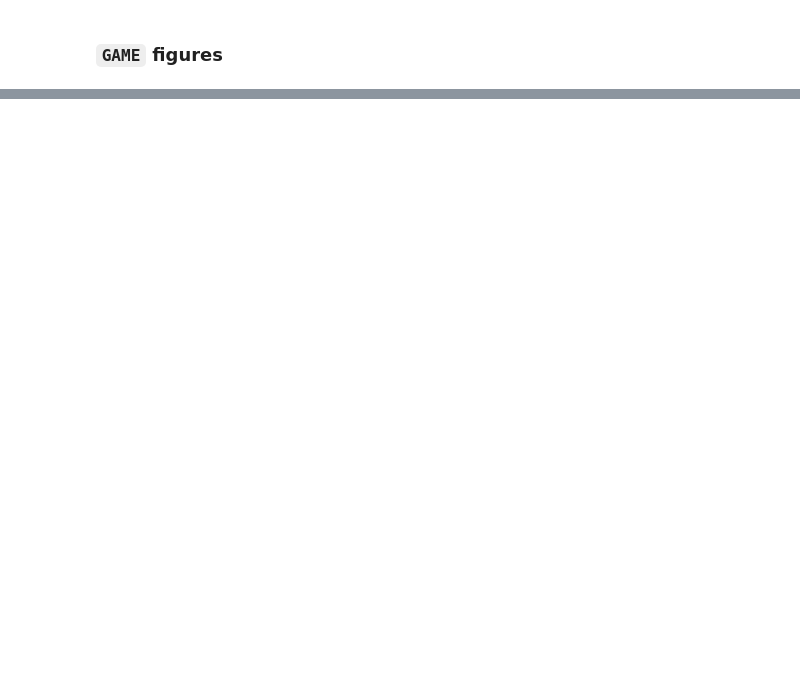
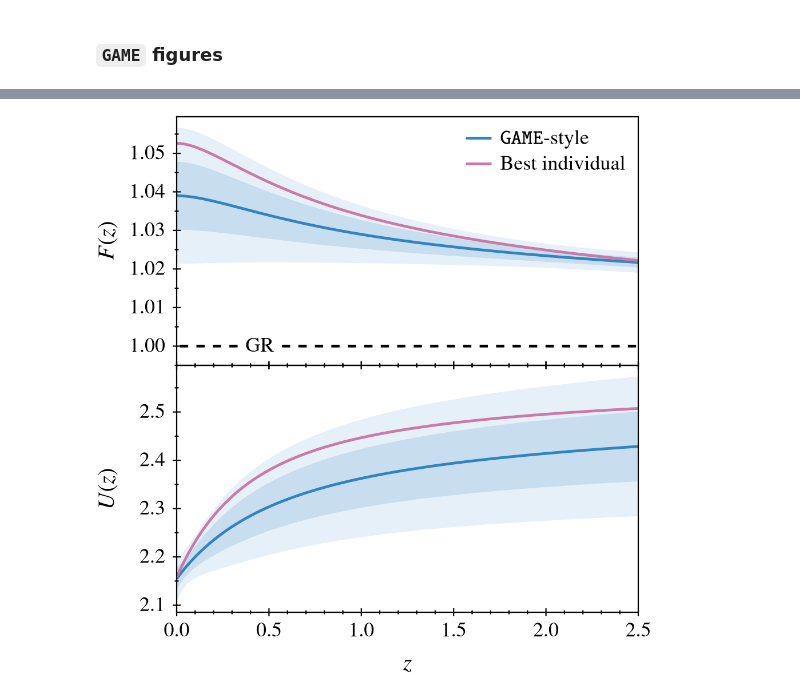
Before and after one commit to Rivillion/ScalarTensor_GA, a Jupyter notebook: plotting_updated.ipynb, the cells around one changed output, grey strips where cells are left out. Drawn from its saved outputs; the diff is of its cells as text; code cells hidden in the pictures; blank space fills up the shorter version.

Commit message:
Resized F and U figures for LaTeX text formatting

```diff
--- a/plotting_updated.ipynb
+++ b/plotting_updated.ipynb
@@ -887,6 +918,6 @@ fig_mu_game
 # %%
 # F and U stacked on a shared z axis, in the style of the single GAME panels above
-stack_height_inches = 3.6   # was 4.6 for three panels; keeps each panel about the same height
+stack_height_inches = 3.4   # was 4.6 for three panels; keeps each panel about the same height
 fig_FU_game = Figure(size=(SCALE * UNITS_PER_INCH * width_inches, SCALE * UNITS_PER_INCH * stack_height_inches),
     figure_padding=SCALE .* (0, 0.65 * tick_label_pt, 0, axis_line_pt))   # no outer margin, as in the single panels
 
@@ -916,33 +947,35 @@ stack_axes = map(enumerate(stack_panels)) do (k, (label, average, curves, refere
     if !isnothing(reference)
         # Dashed line with a gap holding its label, as the ΛCDM line in the χ² figure; no legend entry
         value, text, label_z, gap = reference
         # Both pieces from the gap outwards, so each side of the label begins with a full dash
         for (z1, z2) in ((label_z - gap, first(z_ens)), (label_z + gap, last(z_ens)))
             lines!(ax, [z1, z2], [value, value]; color=:black, linestyle=:dash, linewidth=SCALE * line_pt)
         end
         text!(ax, label_z, value; text=text, align=(:center, :center), fontsize=SCALE * legend_pt)
     end
     plot_game!(ax, z_ens, average)   # best individual drawn below
     show_game_best && lines!(ax, z_ens, curves[game_best, :]; color="#CC79A7", linewidth=SCALE * line_pt)
     # y labels in their own column, so they line up although the tick labels differ in width
     Label(fig_FU_game[k, 1], label; rotation=π / 2, fontsize=SCALE * axis_label_pt, tellheight=false)
     ax
 end
 linkxaxes!(stack_axes...)
 rowgap!(fig_FU_game.layout, 0)
 colgap!(fig_FU_game.layout, SCALE * label_padding_pt)
 
 # Explicit legend handles, as in the single panels; only in the top panel
 legend_patchsize = (SCALE * 15, SCALE * 12)
 axislegend(stack_axes[1],
     [LineElement(; color=ensemble_color, linewidth=SCALE * line_pt),
      LineElement(; color="#CC79A7", linewidth=SCALE * line_pt)],
     [rich(rich("GAME"; font=paper_tt_font), "-style"), "Best individual"];
     position=(1.05, 1.0), framevisible=false, backgroundcolor=:transparent, patchsize=legend_patchsize,
     rowgap=SCALE * 3)
 
 save(joinpath(figures_dir, "F_and_U_game.pdf"), fig_FU_game)
 fig_FU_game
+# %% [output]
+[figure, added]
 # %%
 # CPL and binned posteriors with the GAME average of w_ST (±1σ and ±2σ of σ_ens, as in plot_game!)
 fig_w_game_desi = Figure(figure_padding=SCALE .* (0, 0.65 * tick_label_pt, 0, axis_line_pt))   # no outer margin: right keeps the overhanging "2.5", top the frame line
```
Also changed, not shown: parts of 10 cells of this notebook, 5 other files.
